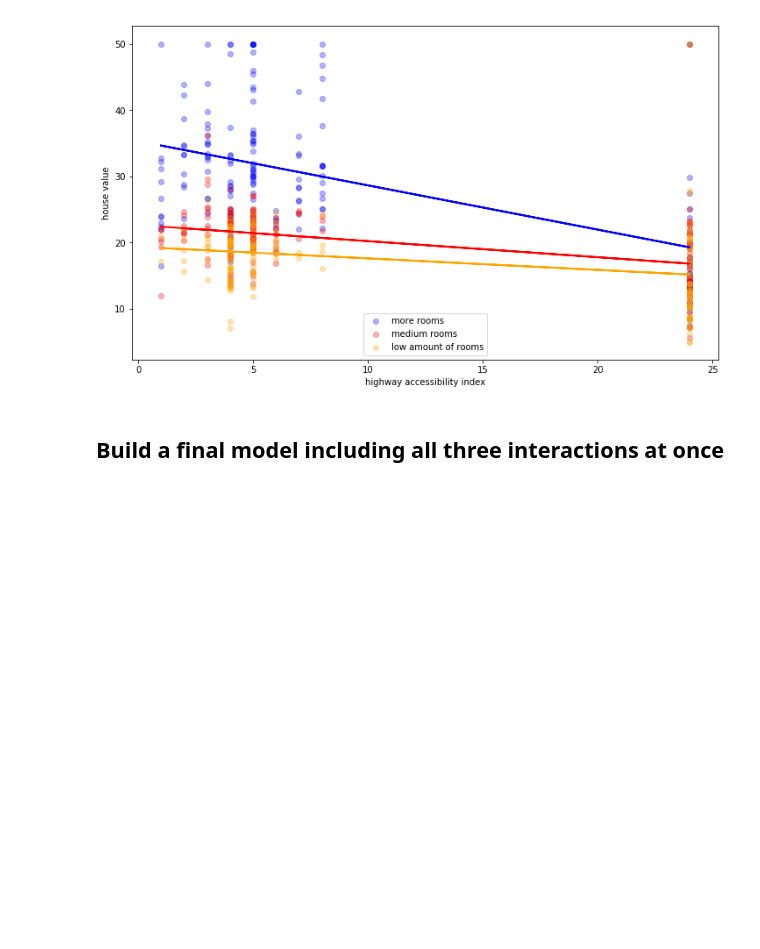
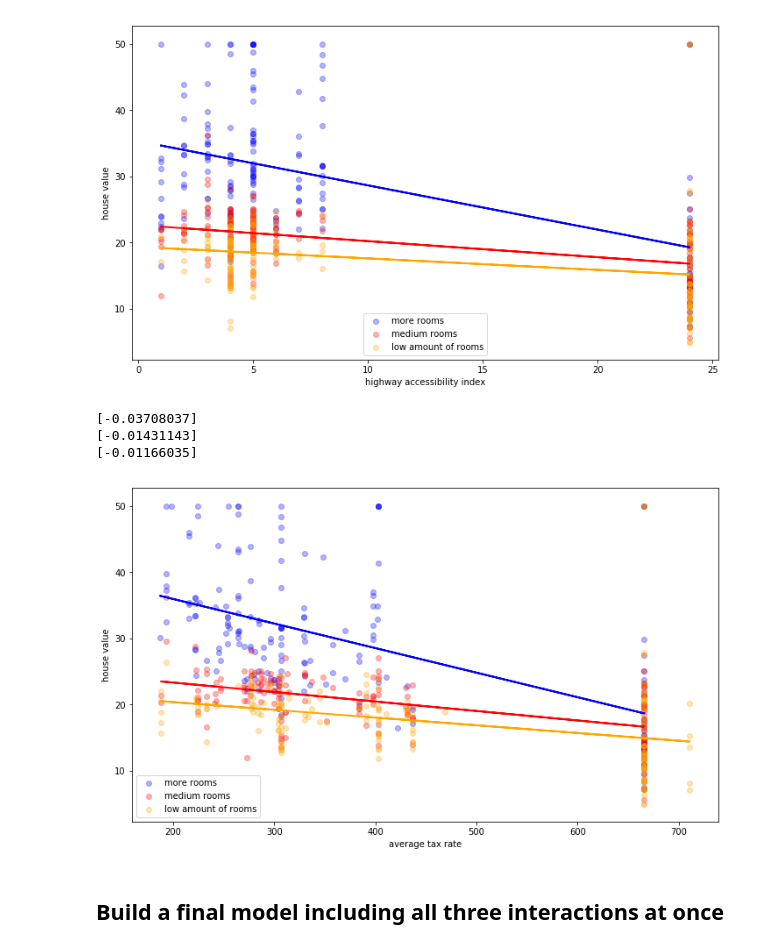
Before and after one commit to back2bklyn/dsc-interaction-terms-lab-nyc-ds-career-042219, a Jupyter notebook: index.ipynb, the cells around one changed output. Drawn from its saved outputs; the diff is of its cells as text; code cells hidden in the pictures; blank space fills up the shorter version.

```diff
--- a/index.ipynb
+++ b/index.ipynb
@@ -131,3 +129,10 @@ build_interaction_rm("RAD","highway accessibility index")
+# %%
+build_interaction_rm("TAX", "average tax rate")
+# %% [output]
+[-0.03708037]
+[-0.01431143]
+[-0.01166035]
+[figure, added]
 # %% [markdown]
 ## Build a final model including all three interactions at once
 # %% [markdown]
```
Also changed, not shown: parts of 1 cell of this notebook.
